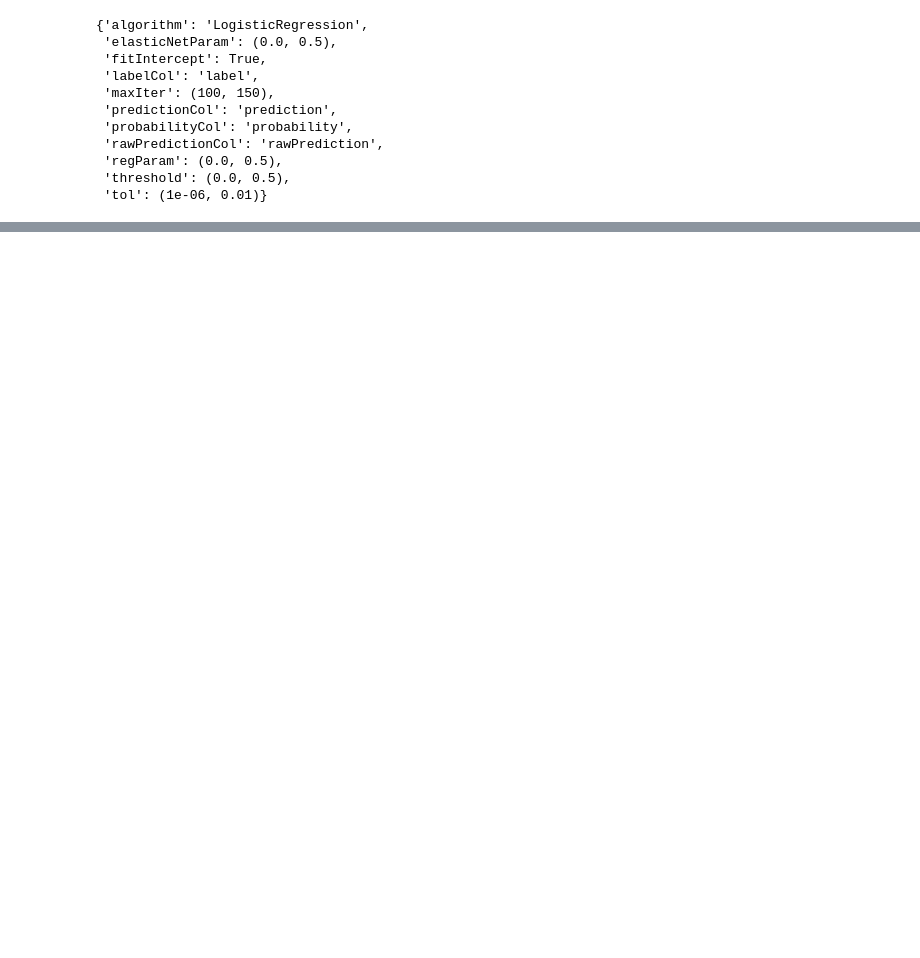
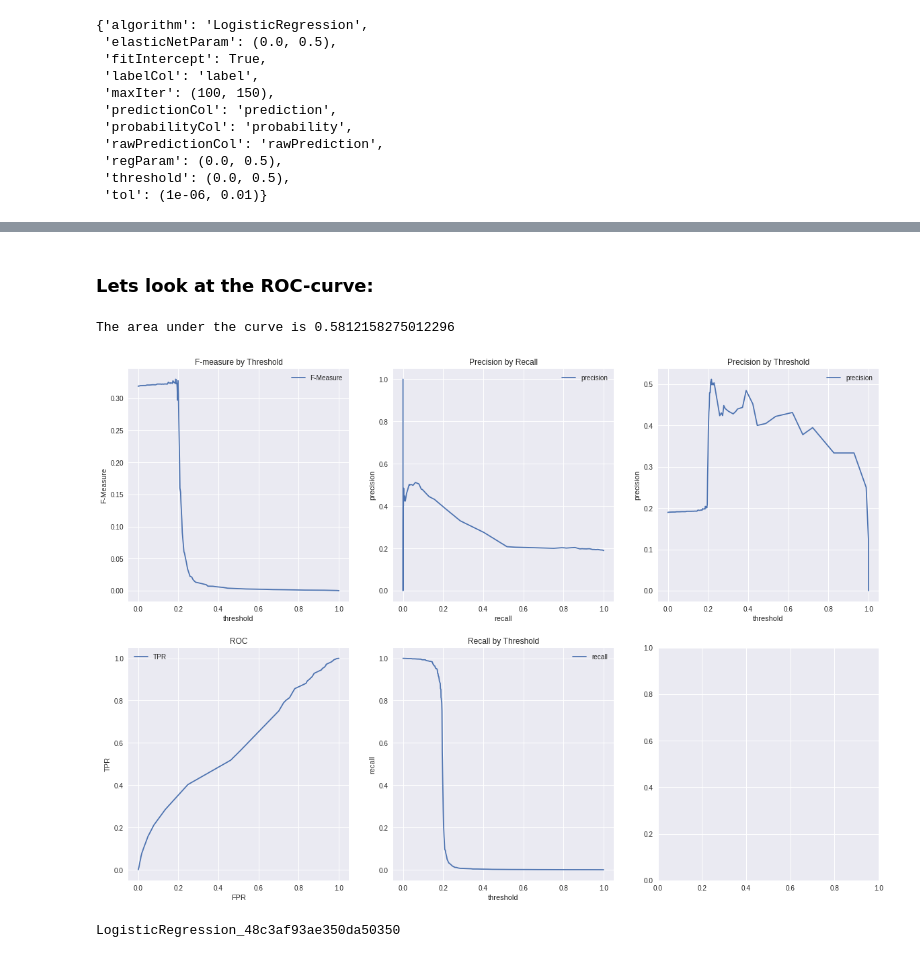
Before and after one commit to mssalvador/WorkflowCleaning, a Jupyter notebook: notebooks/Show_Classification.ipynb, the cells around one changed output, grey strips where cells are left out. Cells and saved outputs as stored; diff of their text form; code cells hidden in the pictures; blank space fills up the shorter version.

```diff
--- a/notebooks/Show_Classification.ipynb
+++ b/notebooks/Show_Classification.ipynb
@@ -96,5 +93,9 @@ len(model.parameter_grid)
 # %%
 from pyspark.ml.evaluation import BinaryClassificationEvaluator
 result_model = model.pipeline.fit(train_df)
-crossfitted_model = model.run_cross_val(train_df,BinaryClassificationEvaluator(),10)
+crossfitted_model = model.run_cross_val(
+    train_df,
+    BinaryClassificationEvaluator(),
+    3
+)
 #summary = fitted_data.bestModel.stages[-1].summary
@@ -136,13 +101,0 @@ result_df.limit(5).toPandas()
-# %%
-#crossfitted_model.avgMetrics
-import seaborn as sb
-import matplotlib.pyplot as plt
-import pandas as pd
-import numpy as np
-
-
-best_lr = crossfitted_model.bestModel.stages[-1]
-best_pdf = best_lr.summary.roc.toPandas()
-sb.set_style("darkgrid")
-plt.plot(best_pdf['FPR'],best_pdf['TPR'])
-plt.show()
@@ -150,0 +114,38 @@ plt.show()
+# %% [markdown]
+### Lets look at the ROC-curve:
+# %%
+if crossfitted_model.bestModel.stages[-1].hasSummary:
+    fig, axes = plt.subplots(
+        nrows=2,
+        ncols=3,
+        figsize=(20, 14))
+    summary = crossfitted_model.bestModel.stages[-1].summary
+
+
+    print('The area under the curve is {}'.format(summary.areaUnderROC))
+    attributes = []
+    titles = ['F-measure by Threshold','Precision by Recall','Precision by Threshold', 'ROC', 'Recall by Threshold']
+    attributes.append(summary.fMeasureByThreshold.toPandas())
+    attributes.append(summary.pr.toPandas())
+    attributes.append(summary.precisionByThreshold.toPandas())
+    attributes.append(summary.roc.toPandas())
+    attributes.append(summary.recallByThreshold.toPandas())
+    #iterations = summary.totalIterations
+
+    jdx = 0
+    for idx, data_frame in enumerate(attributes):
+        if idx % 3 == 0 and idx != 0:
+            jdx+=1
+        ax = axes[jdx,idx % 3]
+        ax.plot(data_frame.columns[0],
+                data_frame.columns[1],
+                data=data_frame,
+               )
+        ax.legend()
+        ax.set_xlabel(data_frame.columns[0])
+        ax.set_ylabel(data_frame.columns[1])
+        ax.set_title(titles[idx])
+    plt.show()
+# %% [output]
+The area under the curve is 0.5812158275012296
+[figure, added]
@@ -150,0 +154,4 @@ plt.show()
+# %%
+show_classification_attributes(crossfitted_model)
+# %% [output]
+LogisticRegression_48c3af93ae350da50350
```
Also changed, not shown: parts of 23 cells of this notebook, 4 other files.
